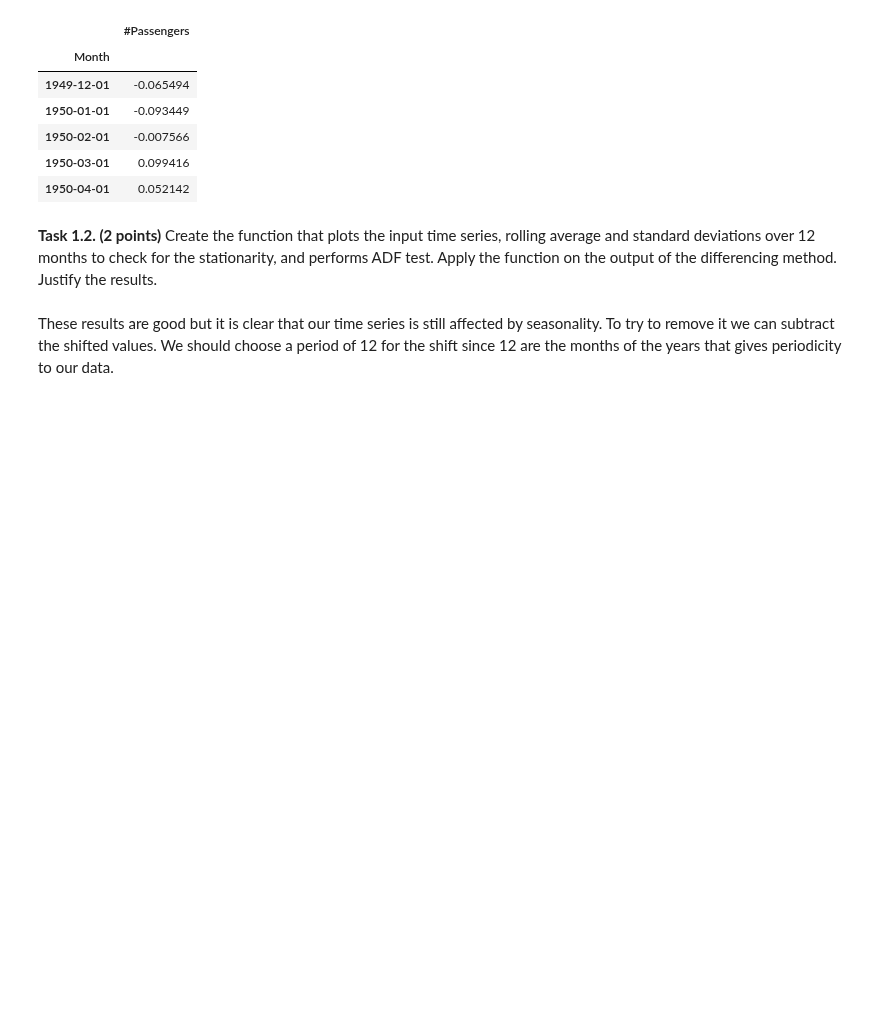
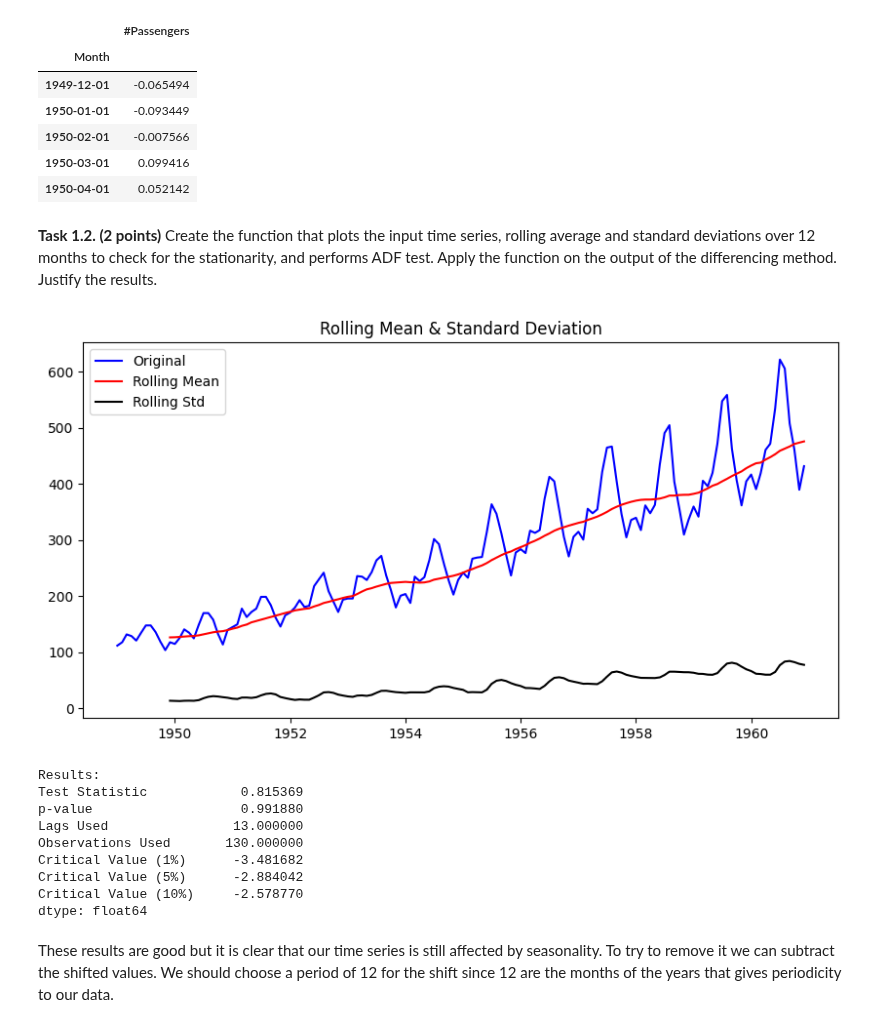
Before and after one commit to troniixx/uzh, a Jupyter notebook: Computational Science/Sem 2/ESC403/Exercise 7/Session_08.ipynb, the cells around one changed output. Cells and saved outputs as stored; diff of their text form; code cells hidden in the pictures; blank space fills up the shorter version.

```diff
--- a/Computational Science/Sem 2/ESC403/Exercise 7/Session_08.ipynb
+++ b/Computational Science/Sem 2/ESC403/Exercise 7/Session_08.ipynb
@@ -184,6 +184,41 @@ ts_log_diff.head()
 # %% [markdown]
 **Task 1.2. (2 points)** Create the function that plots the input time series, rolling average and standard deviations over 12 months to check for the stationarity, and performs ADF test.
 Apply the function on the output of the differencing method. Justify the results.
+# %%
+from statsmodels.tsa.stattools import adfuller
+
+def plotter(timeseries):
+    rolling_mean = timeseries.rolling(window = 12).mean()
+    rolling_std = timeseries.rolling(window = 12).std()
+
+    plt.figure(figsize=(10,5))
+    plt.plot(timeseries, color='blue', label='Original')
+    plt.plot(rolling_mean, color='red', label='Rolling Mean')
+    plt.plot(rolling_std, color='black', label='Rolling Std')
+    plt.legend(loc='best')
+    plt.title('Rolling Mean & Standard Deviation')
+    plt.show()
+
+    print("Results: ")
+    adf_test = adfuller(timeseries.dropna(), autolag='AIC')
+    adfout = pd.Series(adf_test[0:4], index=['Test Statistic','p-value','Lags Used','Observations Used'])
+    for key,value in adf_test[4].items():
+        adfout[f'Critical Value ({key})'] = value
+
+    print(adfout)
+
+plotter(ts["#Passengers"])
+# %% [output]
+[figure, added]
+Results:
+Test Statistic            0.815369
+p-value                   0.991880
+Lags Used                13.000000
+Observations Used       130.000000
+Critical Value (1%)      -3.481682
+Critical Value (5%)      -2.884042
+Critical Value (10%)     -2.578770
+dtype: float64
 # %% [markdown]
 These results are good but it is clear that our time series is still affected by seasonality. To try to remove it we can subtract the shifted values. We should choose a period of 12 for the shift since 12 are the months of the years that gives periodicity to our data.
 # %%
```
Also changed, not shown: parts of 6 cells of this notebook.
